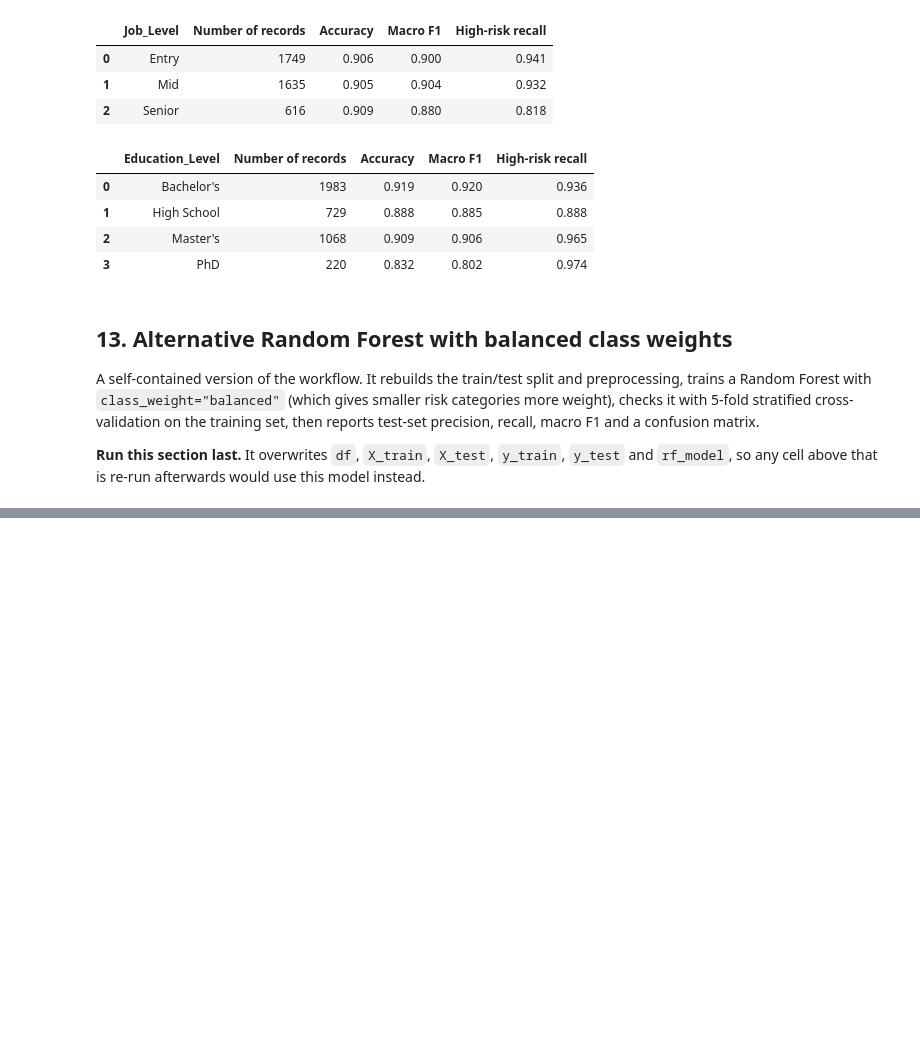
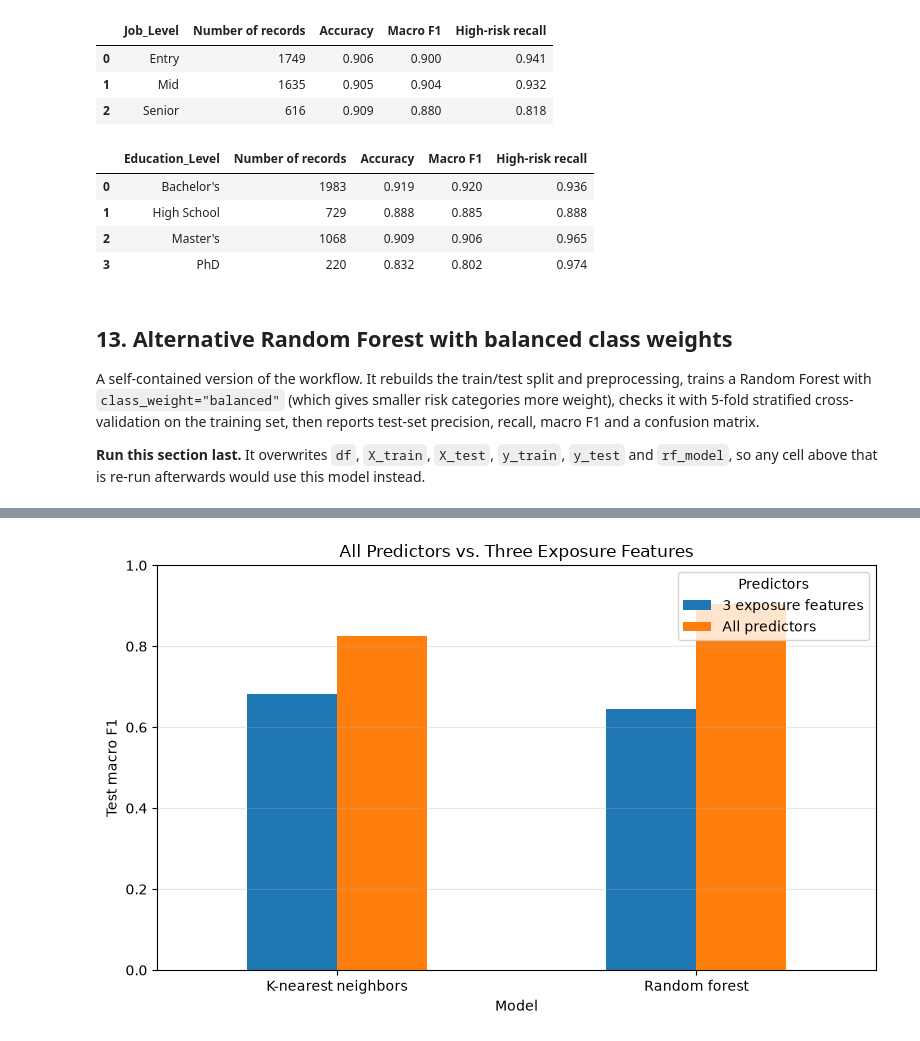
Before and after one commit to Makster04/DATS6103_PROJECT, a Jupyter notebook: Random_Forest.ipynb, the cells around one changed output, grey strips where cells are left out. Drawn from its saved outputs; the diff is of its cells as text; code cells hidden in the pictures; blank space fills up the shorter version.

```diff
--- a/Random_Forest.ipynb
+++ b/Random_Forest.ipynb
@@ -1196,0 +1303,79 @@ This notebook evaluates models that predict synthetic labels. High performance o
+# %%
+from sklearn.model_selection import GridSearchCV, StratifiedKFold
+from sklearn.neighbors import KNeighborsClassifier
+from sklearn.pipeline import Pipeline
+from sklearn.impute import SimpleImputer
+from sklearn.preprocessing import StandardScaler
+from sklearn.ensemble import RandomForestClassifier
+
+label_features = [
+    "Routine_Task_Percentage",
+    "Tasks_Automated_Percentage",
+    "Creativity_Requirement"
+]
+
+X_train_3 = X_train[label_features]
+X_test_3 = X_test[label_features]
+
+cv = StratifiedKFold(n_splits=5, shuffle=True, random_state=42)
+
+# KNN on three features, with k chosen by cross-validation
+knn_3_search = GridSearchCV(
+    Pipeline([
+        ("imputer", SimpleImputer(strategy="median")),
+        ("scaler", StandardScaler()),
+        ("clf", KNeighborsClassifier()),
+    ]),
+    param_grid={"clf__n_neighbors": list(range(1, 32, 2))},
+    cv=cv,
+    scoring="f1_macro",
+    n_jobs=-1
+)
+knn_3_search.fit(X_train_3, y_train)
+knn_3_model = knn_3_search.best_estimator_
+print("Best k for the three-feature KNN:", knn_3_search.best_params_["clf__n_neighbors"])
+
+# Random Forest on three features, same settings as the main model
+rf_3_model = Pipeline([
+    ("imputer", SimpleImputer(strategy="median")),
+    ("clf", RandomForestClassifier(
+        n_estimators=200,
+        random_state=42,
+        n_jobs=-1
+    )),
+])
+rf_3_model.fit(X_train_3, y_train)
+
+# Compare all four on the test set
+check_models = [
+    ("Random forest", "All predictors", rf_model, X_test),
+    ("Random forest", "3 exposure features", rf_3_model, X_test_3),
+    ("K-nearest neighbors", "All predictors", best_knn_model, X_test),
+    ("K-nearest neighbors", "3 exposure features", knn_3_model, X_test_3),
+]
+
+check_rows = []
+for model_name, predictors, model, X_eval in check_models:
+    predictions = model.predict(X_eval)
+    check_rows.append({
+        "Model": model_name,
+        "Predictors": predictors,
+        "Accuracy": accuracy_score(y_test, predictions),
+        "Macro F1": f1_score(y_test, predictions, average="macro"),
+    })
+
+feature_check = pd.DataFrame(check_rows)
+display(feature_check.round(3))
+
+# Side-by-side bar chart of test macro F1
+feature_check.pivot(index="Model", columns="Predictors", values="Macro F1").plot(
+    kind="bar", figsize=(8, 5), rot=0
+)
+plt.ylabel("Test macro F1")
+plt.ylim(0, 1)
+plt.title("All Predictors vs. Three Exposure Features")
+plt.legend(title="Predictors")
+plt.grid(True, axis="y", alpha=0.3)
+plt.tight_layout()
+plt.show()
+# %% [output]
@@ -1196,0 +1388 @@ This notebook evaluates models that predict synthetic labels. High performance o
+[figure, added]
```
Also changed, not shown: parts of 9 cells of this notebook.
